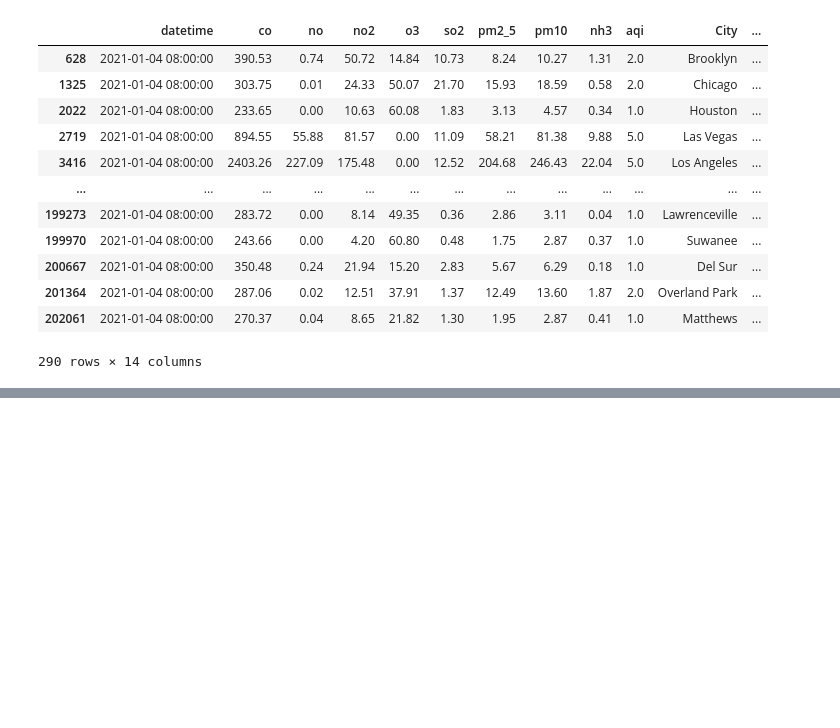
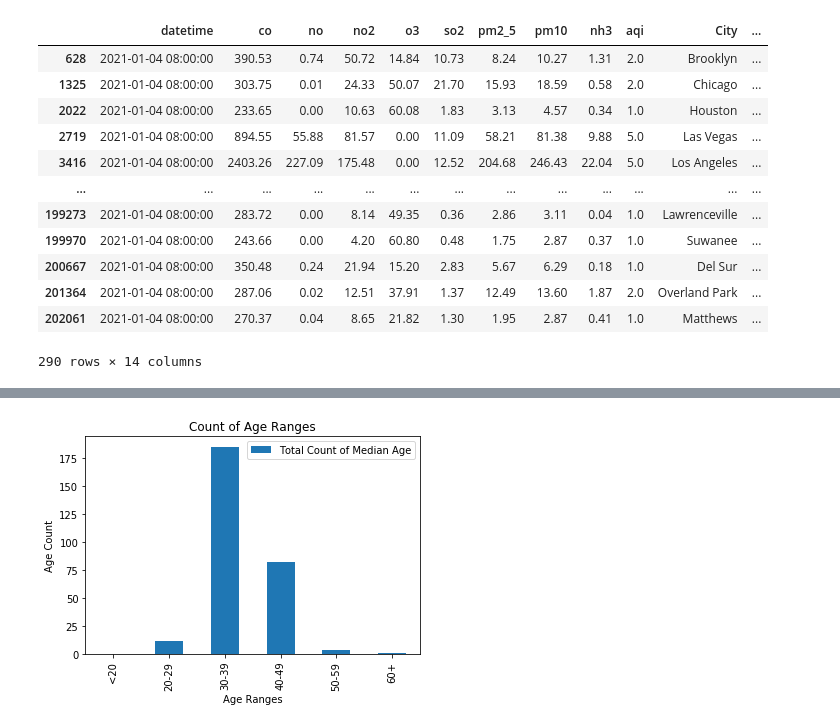
Before and after one commit to khartmann5/Project_01, a Jupyter notebook: Charting_Data.ipynb, the cells around one changed output, grey strips where cells are left out. Drawn from its saved outputs; the diff is of its cells as text; code cells hidden in the pictures; blank space fills up the shorter version.

```diff
--- a/Charting_Data.ipynb
+++ b/Charting_Data.ipynb
@@ -293,3 +293,20 @@ fig.add_layer(heat_layer)
 fig
 # %% [output]
 [interactive output not drawn]
+# %%
+# Create bins
+bins = [0,20,29,39,49,59,70]
+
+# Create group names
+group_names = ["<20","20-29","30-39","40-49","50-59","60+"]
+
+# Calculate count and percentages by age group
+age_group = pollution_data[["City","Median Age"]].copy()
+age_group["Age Group"] = pd.cut(age_group["Median Age"],bins,labels = group_names,include_lowest=True)
+age_group_df = age_group.groupby("Age Group")
+city = age_group_df["City"].nunique()
+
+# Create new data frame
+age_df = pd.DataFrame({"Total Count of Median Age":city})
+age_df.index.name="Age Ranges"
+age_df
@@ -295,0 +322,8 @@ fig
+# %%
+# Plotting age groups to a bar chart
+age_df.plot.bar()
+plt.ylabel("Age Count")
+plt.title("Count of Age Ranges")
+plt.show()
+# %% [output]
+[figure, added]
```
Also changed, not shown: parts of 6 cells of this notebook, 5 other files.
